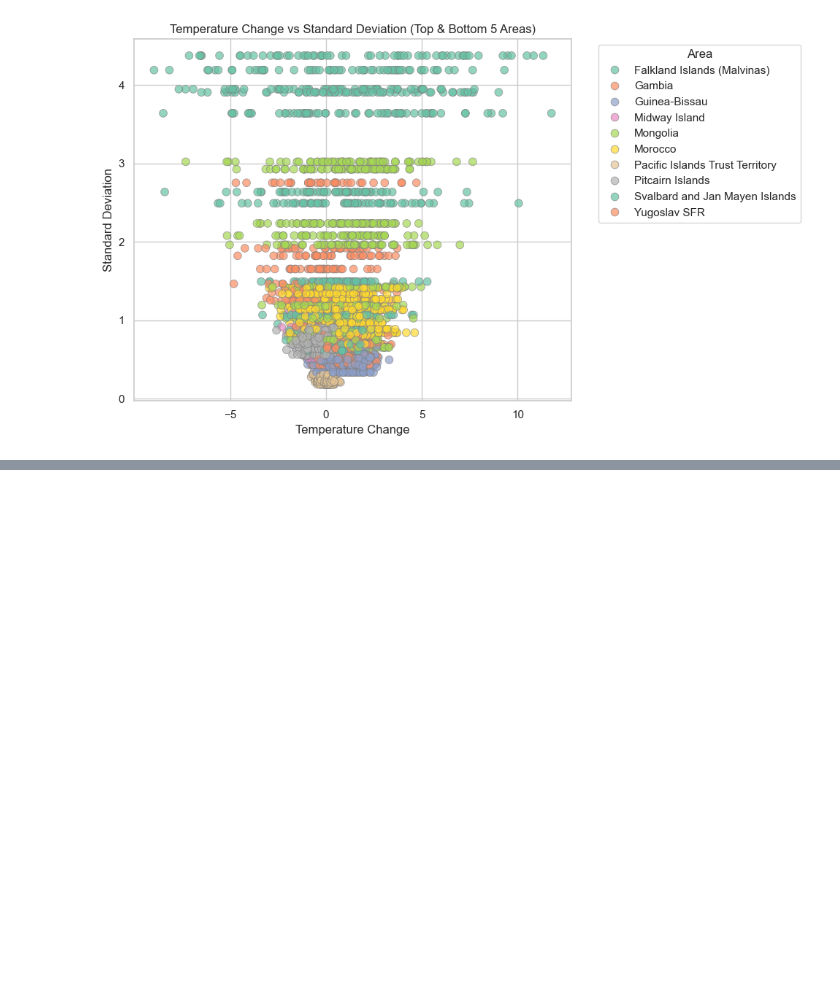
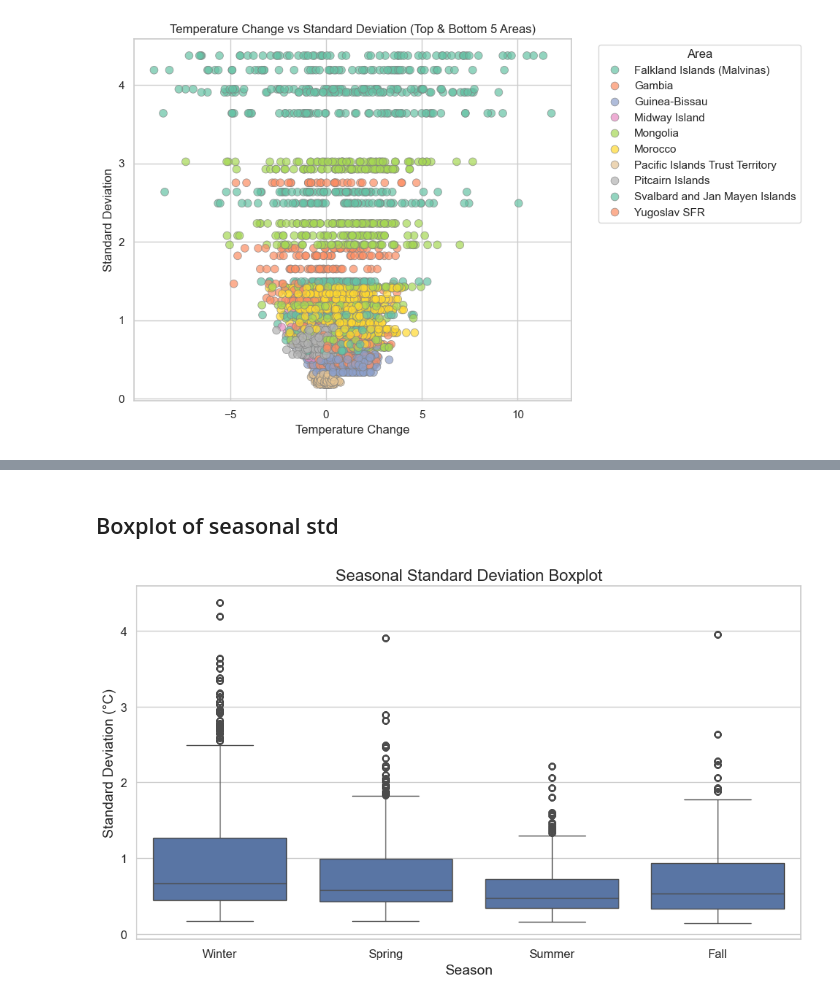
Before and after one commit to stacyshki/TemperatureChangeVisualization, a Jupyter notebook: FINAL PROJECT.ipynb, the cells around one changed output, grey strips where cells are left out. Cells and saved outputs as stored; diff of their text form; code cells hidden in the pictures; blank space fills up the shorter version.

```diff
--- a/FINAL PROJECT.ipynb
+++ b/FINAL PROJECT.ipynb
@@ -498,0 +544,38 @@ plt.show()
+# %% [markdown]
+## Boxplot of seasonal std
+# %%
+df_std_melted["Season"] = df_std_melted["Months"].map(month_to_season)
+season_desc2 = df_std_melted.groupby("Season")["Standard Deviation"].describe().reset_index()
+grouped2 = df_std_melted.groupby("Season")["Standard Deviation"]
+
+q1 = grouped2.quantile(0.25)
+q3 = grouped2.quantile(0.75)
+iqr = q3 - q1
+lower_bound = q1 - 1.5 * iqr
+upper_bound = q3 + 1.5 * iqr
+df_std_melted = df_std_melted.copy()
+df_std_melted["Q1"] = df_std_melted["Season"].map(q1)
+df_std_melted["Q3"] = df_std_melted["Season"].map(q3)
+df_std_melted["IQR"] = df_std_melted["Q3"] - df_std_melted["Q1"]
+df_std_melted["Lower"] = df_std_melted["Season"].map(lower_bound)
+df_std_melted["Upper"] = df_std_melted["Season"].map(upper_bound)
+outliers2 = df_std_melted[
+    (df_std_melted["Standard Deviation"] < df_std_melted["Lower"]) |
+    (df_std_melted["Standard Deviation"] > df_std_melted["Upper"])
+].copy()
+outliers2["Outlier Type"] = outliers2.apply(
+    lambda row: "Low" if row["Standard Deviation"] < row["Lower"] else "High", axis=1
+)
+outliers2[["Area", "Season", "Year", "Months", "Standard Deviation", "Outlier Type"]] \
+    .to_csv("Described_parts/tempStdOutliersBySeason.csv", index=False)
+plt.figure(figsize=(10, 6))
+sns.boxplot(x="Season", y="Standard Deviation", data=df_std_melted, order=["Winter", "Spring", "Summer", "Fall"])
+plt.title("Seasonal Standard Deviation Boxplot", fontsize=16)
+plt.xlabel("Season", fontsize=14)
+plt.ylabel("Standard Deviation (°C)", fontsize=14)
+plt.xticks(fontsize=12)
+plt.yticks(fontsize=12)
+plt.tight_layout()
+plt.show()
+# %% [output]
+[figure, added]
```
Also changed, not shown: parts of 3 cells of this notebook, 9 other files.
